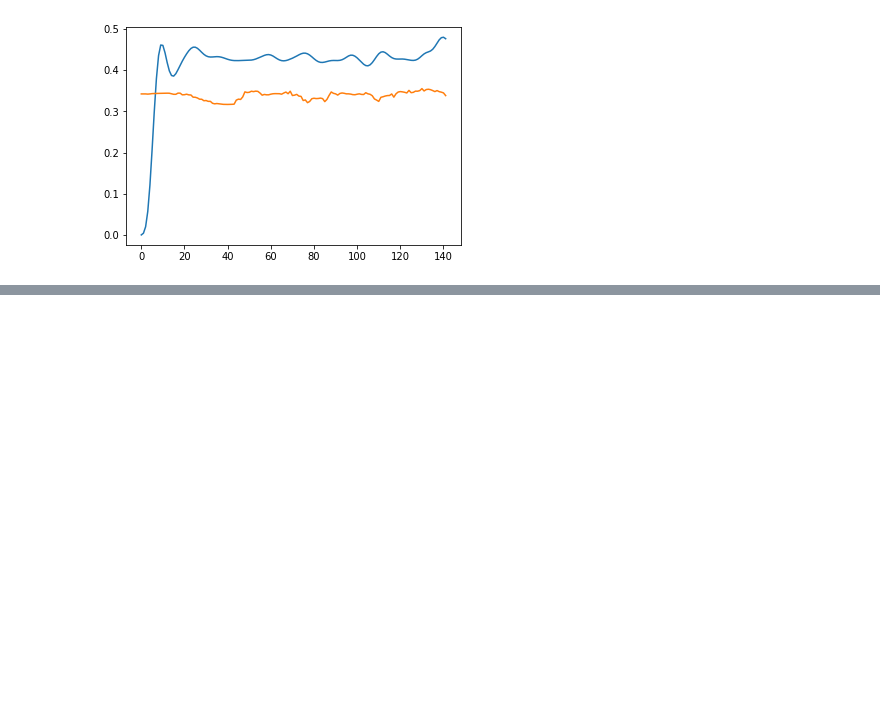
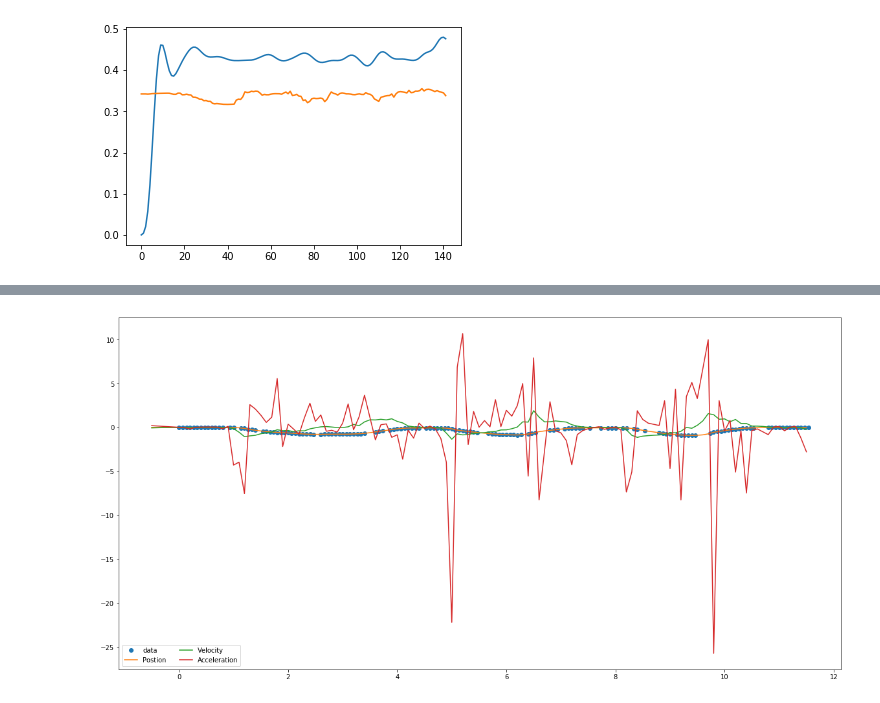
Before and after one commit to theCstokes/BarNone, a Jupyter notebook: analysis/Rough Analysis Work.ipynb, the cells around one changed output, grey strips where cells are left out. Drawn from its saved outputs; the diff is of its cells as text; code cells hidden in the pictures; blank space fills up the shorter version.

```diff
--- a/analysis/Rough Analysis Work.ipynb
+++ b/analysis/Rough Analysis Work.ipynb
@@ -230,0 +263,9 @@ plt.plot(shoulder_width)
+# %%
+import datetime
+times = [x["TimeOfFrame"].split('.')[0] for x in frames[1:]]
+times = [frames[0]["TimeOfFrame"]] + times
+times = [datetime.datetime.strptime(t, "%H:%M:%S") for t in times]
+fraction = ["0." + x["TimeOfFrame"].split('.')[1] for x in frames[1:]]
+fraction = [float(x) for x in fraction]
+fraction = [0.0] + fraction
+times
@@ -230,0 +290,3 @@ plt.plot(shoulder_width)
+# %%
+times_f = [float((x-times[0]).total_seconds()) + y for x,y in zip(times,fraction)]
+times_f
@@ -230,0 +311,15 @@ plt.plot(shoulder_width)
+# %%
+x = np.array(times_f)
+y = ls_height
+cs = CubicSpline(x, y)
+xs = np.arange(-0.5, times_f[-1], 0.1)
+plt.figure(figsize=(20, 10))
+plt.plot(x, y, 'o', label='data')
+plt.plot(xs, cs(xs), label="Postion")
+plt.plot(xs, cs(xs, 1), label="Velocity")
+plt.plot(xs, cs(xs, 2), label="Acceleration")
+# plt.plot(xs, cs(xs, 3), label="S'''")
+plt.legend(loc='lower left', ncol=2)
+plt.show()
+# %% [output]
+[figure, added]
```
Also changed, not shown: parts of 12 cells of this notebook.
